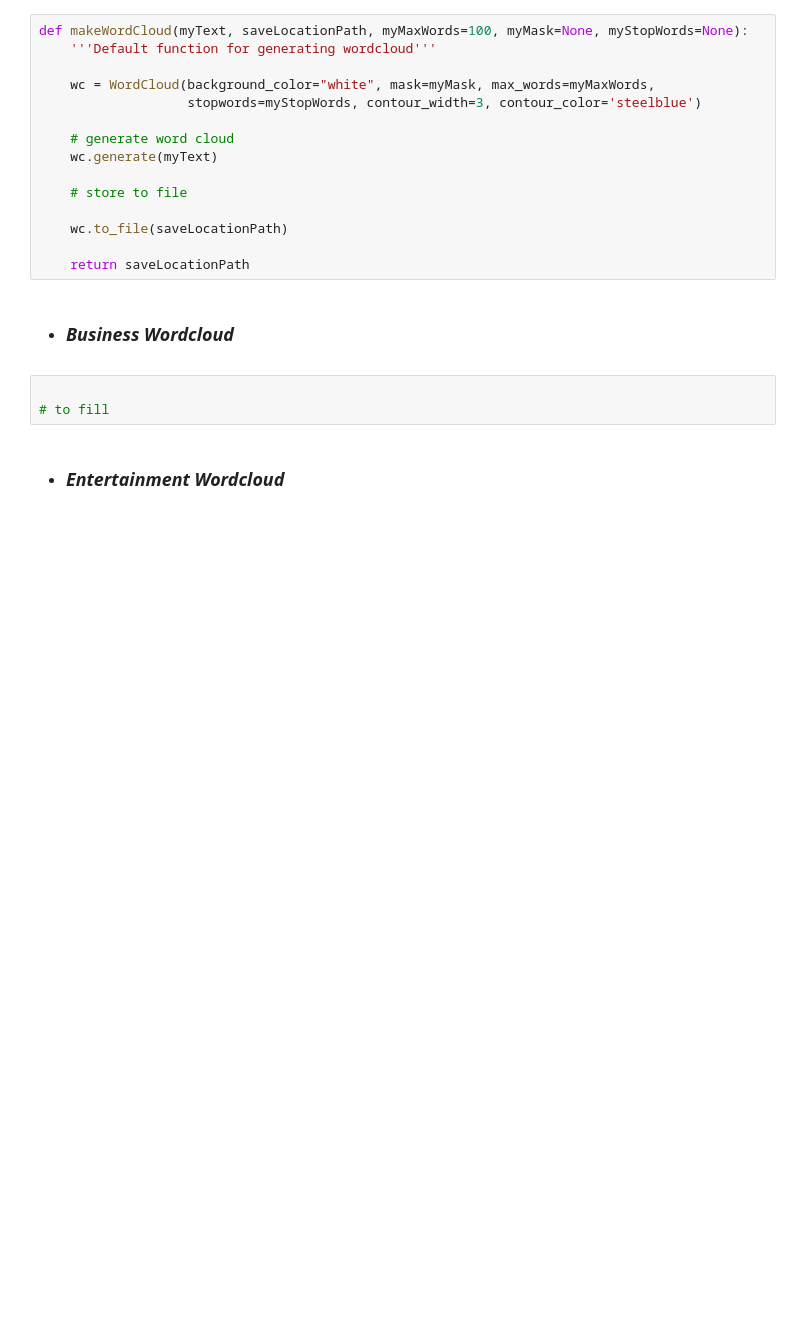
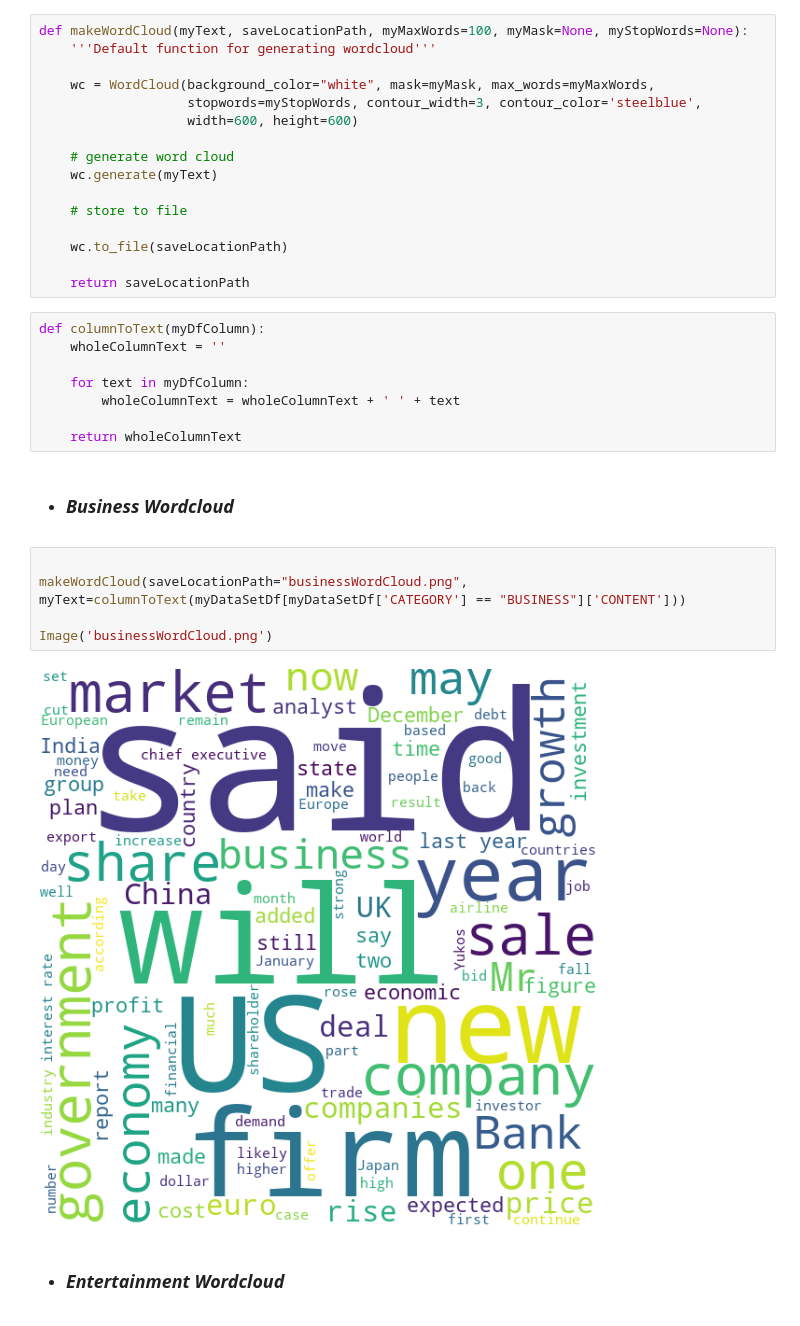
Before and after one commit to PanosEvange/DataMiningProj2_2020, a Jupyter notebook: sdi1500039.ipynb, the cells around one changed output. Saved outputs shown, nothing was run; the diff lists cells and outputs as text; blank space fills up the shorter version.

Commit message:
business wordcloud

```diff
--- a/sdi1500039.ipynb
+++ b/sdi1500039.ipynb
@@ -85,7 +85,8 @@ def makeWordCloud(myText, saveLocationPath, myMaxWords=100, myMask=None, myStopW
     '''Default function for generating wordcloud'''
 
     wc = WordCloud(background_color="white", mask=myMask, max_words=myMaxWords,
-                   stopwords=myStopWords, contour_width=3, contour_color='steelblue')
+                   stopwords=myStopWords, contour_width=3, contour_color='steelblue',
+                   width=600, height=600)
 
     # generate word cloud
     wc.generate(myText)
@@ -95,11 +96,23 @@ def makeWordCloud(myText, saveLocationPath, myMaxWords=100, myMask=None, myStopW
     wc.to_file(saveLocationPath)
 
     return saveLocationPath
+# %%
+def columnToText(myDfColumn):
+    wholeColumnText = ''
+
+    for text in myDfColumn:
+        wholeColumnText = wholeColumnText + ' ' + text
+
+    return wholeColumnText
 # %% [markdown]
 - ### *Business Wordcloud*
-# %%
-
-# to fill
+# %%
+
+makeWordCloud(saveLocationPath="businessWordCloud.png", myText=columnToText(myDataSetDf[myDataSetDf['CATEGORY'] == "BUSINESS"]['CONTENT']))
+
+Image('businessWordCloud.png')
+# %% [output]
+[figure, added]
 # %% [markdown]
 - ### *Entertainment Wordcloud*
 # %%
```
Also changed, not shown: parts of 3 cells of this notebook, 1 other file.
